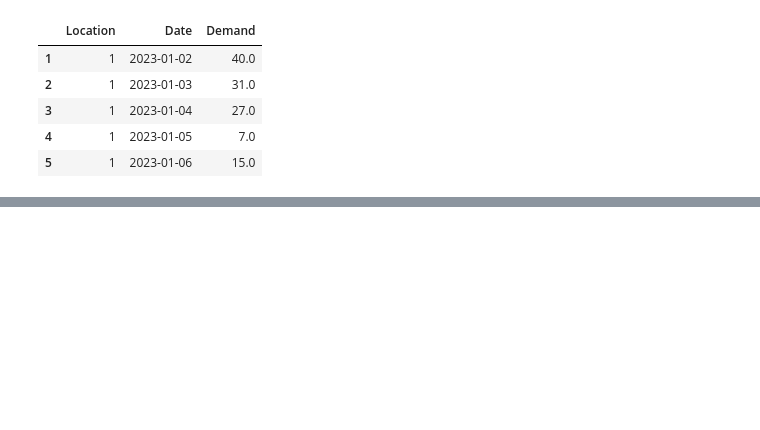
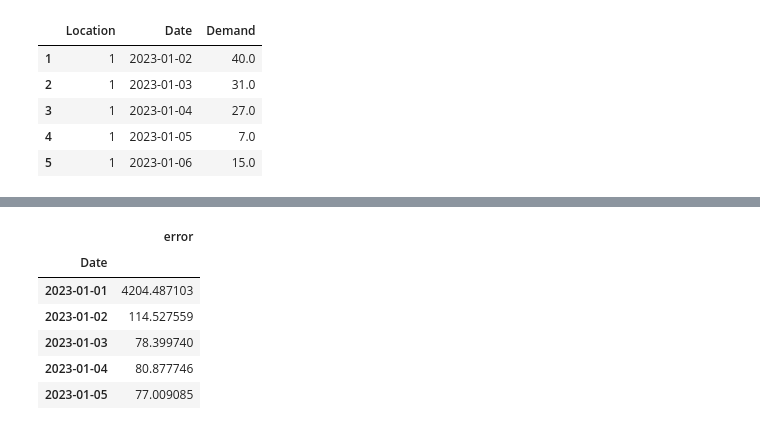
Before and after one commit to danaeis/shoofer-demand-prediction, a Jupyter notebook: evaluation/evaluation.ipynb, the cells around one changed output, grey strips where cells are left out. Saved outputs shown, nothing was run; the diff lists cells and outputs as text; code cells hidden in the pictures; blank space fills up the shorter version.

```diff
--- a/evaluation/evaluation.ipynb
+++ b/evaluation/evaluation.ipynb
@@ -78 +76,11 @@ Location
+# %%
+loss_per_date.head()
+# %% [output]
+|  | error |
+| Date |  |
+| 2023-01-01 | 4204.487103 |
+| 2023-01-02 | 114.527559 |
+| 2023-01-03 | 78.399740 |
+| 2023-01-04 | 80.877746 |
+| 2023-01-05 | 77.009085 |
 # %% [markdown]
```
Also changed, not shown: parts of 24 cells of this notebook, 1 other file.
